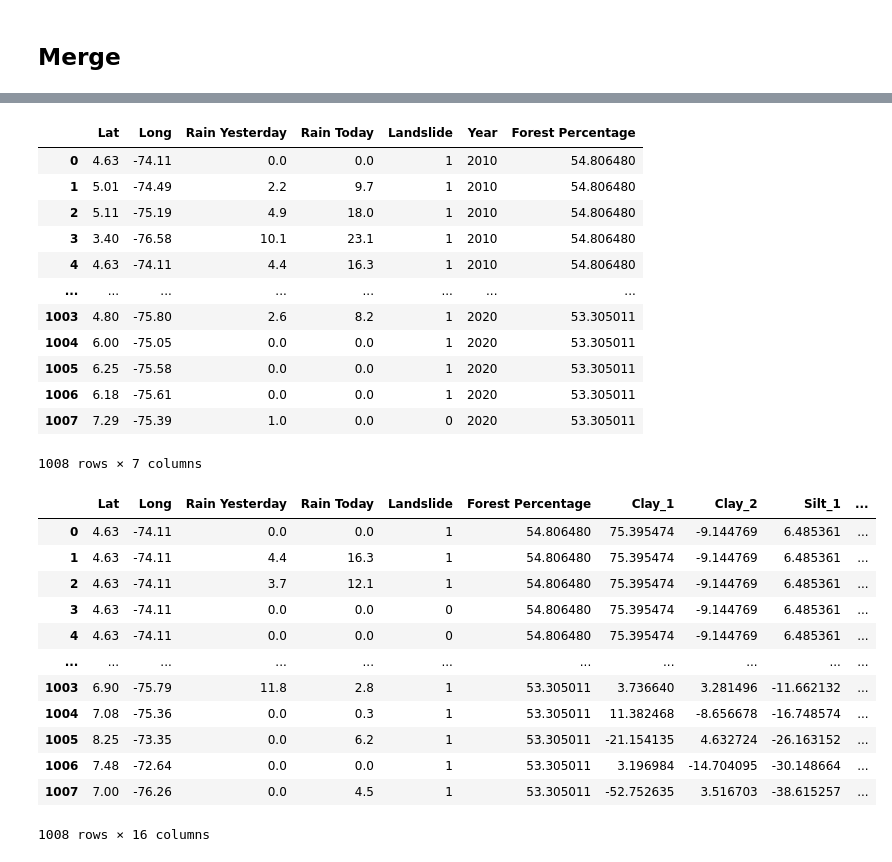
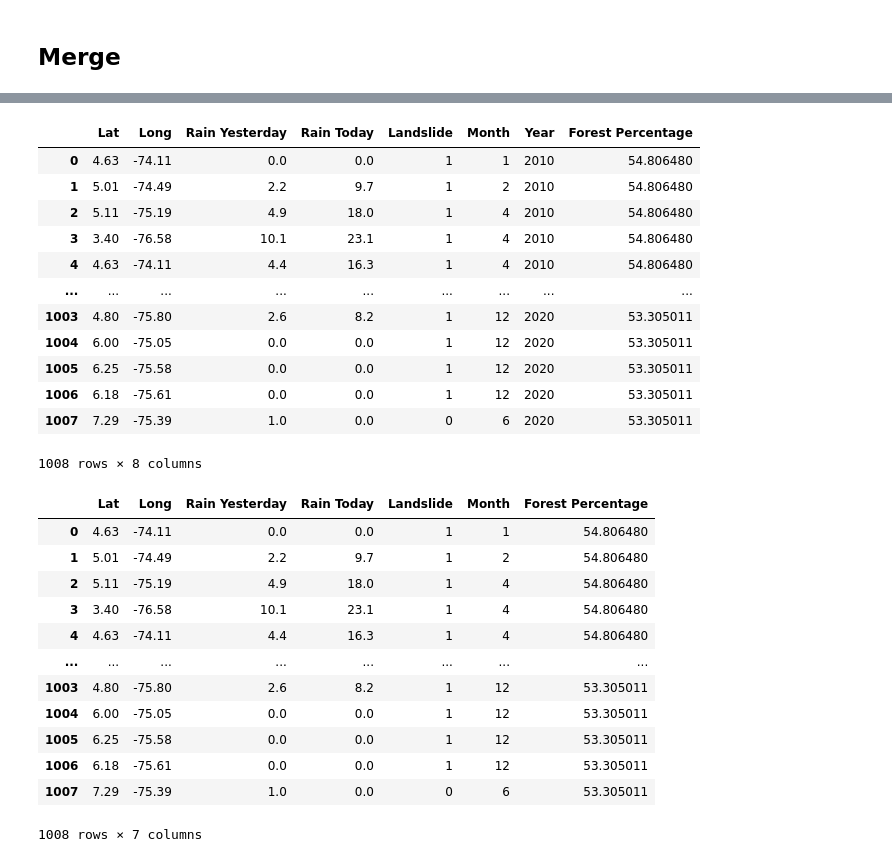
Before and after one commit to ryandschaefer/colombia-landslides, a Jupyter notebook: src/data_collection.ipynb, the cells around one changed output, grey strips where cells are left out. Drawn from its saved outputs; the diff is of its cells as text; code cells hidden in the pictures.

```diff
--- a/src/data_collection.ipynb
+++ b/src/data_collection.ipynb
@@ -419,7 +419,7 @@ forest_density.to_csv("../datasets/checkpoints/forest.csv", quoting = False, ind
 ## Soil
 # %%
 soil_data = []
-soil_path = "../datasets/soil"
+soil_path = "../datasets/original/soil"
 soil_files = [ x for x in os.listdir(soil_path) if x.endswith(".csv") ]
 for file in soil_files:
     soil_data.append(pd.read_csv(os.path.join(soil_path, file), delimiter=";"))
@@ -562,6 +583,7 @@ df_forest = pd.read_csv("../datasets/checkpoints/forest.csv")
 df_soil = pd.read_csv("../datasets/checkpoints/soil.csv")
 # %%
 df_rainfall["Occurrence Date"] = pd.to_datetime(df_rainfall["Occurrence Date"])
+df_rainfall["Month"] = df_rainfall["Occurrence Date"].dt.month
 df_rainfall["Year"] = df_rainfall["Occurrence Date"].dt.year
 df_rainfall.drop(
     ["Occurrence Date", "Department", "Municipality",
@@ -592,55 +614,55 @@ df = pd.merge(
 )
 df
 # %% [output]
-|  | Lat | Long | Rain Yesterday | Rain Today | Landslide | Year | Forest Percentage |
-| 0 | 4.63 | -74.11 | 0.0 | 0.0 | 1 | 2010 | 54.806480 |
-| 1 | 5.01 | -74.49 | 2.2 | 9.7 | 1 | 2010 | 54.806480 |
-| 2 | 5.11 | -75.19 | 4.9 | 18.0 | 1 | 2010 | 54.806480 |
-| 3 | 3.40 | -76.58 | 10.1 | 23.1 | 1 | 2010 | 54.806480 |
-| 4 | 4.63 | -74.11 | 4.4 | 16.3 | 1 | 2010 | 54.806480 |
-| ... | ... | ... | ... | ... | ... | ... | ... |
-| 1003 | 4.80 | -75.80 | 2.6 | 8.2 | 1 | 2020 | 53.305011 |
-| 1004 | 6.00 | -75.05 | 0.0 | 0.0 | 1 | 2020 | 53.305011 |
-| 1005 | 6.25 | -75.58 | 0.0 | 0.0 | 1 | 2020 | 53.305011 |
-| 1006 | 6.18 | -75.61 | 0.0 | 0.0 | 1 | 2020 | 53.305011 |
-| 1007 | 7.29 | -75.39 | 1.0 | 0.0 | 0 | 2020 | 53.305011 |
+|  | Lat | Long | Rain Yesterday | Rain Today | Landslide | Month | Year | Forest Percentage |
+| 0 | 4.63 | -74.11 | 0.0 | 0.0 | 1 | 1 | 2010 | 54.806480 |
+| 1 | 5.01 | -74.49 | 2.2 | 9.7 | 1 | 2 | 2010 | 54.806480 |
+| 2 | 5.11 | -75.19 | 4.9 | 18.0 | 1 | 4 | 2010 | 54.806480 |
+| 3 | 3.40 | -76.58 | 10.1 | 23.1 | 1 | 4 | 2010 | 54.806480 |
+| 4 | 4.63 | -74.11 | 4.4 | 16.3 | 1 | 4 | 2010 | 54.806480 |
+| ... | ... | ... | ... | ... | ... | ... | ... | ... |
+| 1003 | 4.80 | -75.80 | 2.6 | 8.2 | 1 | 12 | 2020 | 53.305011 |
+| 1004 | 6.00 | -75.05 | 0.0 | 0.0 | 1 | 12 | 2020 | 53.305011 |
+| 1005 | 6.25 | -75.58 | 0.0 | 0.0 | 1 | 12 | 2020 | 53.305011 |
+| 1006 | 6.18 | -75.61 | 0.0 | 0.0 | 1 | 12 | 2020 | 53.305011 |
+| 1007 | 7.29 | -75.39 | 1.0 | 0.0 | 0 | 6 | 2020 | 53.305011 |
-1008 rows × 7 columns
+1008 rows × 8 columns
 # %%
 indices = []
 for i, row in df.iterrows():
     df_soil["Lat Distance"] = np.abs(df_soil["Lat"] - row["Lat"])
     df_soil["Long Distance"] = np.abs(df_soil["Long"] - row["Long"])
     df_soil["Distance"] = df_soil["Lat Distance"] + df_soil["Long Distance"]
     df_soil.sort_values("Distance", inplace = True)
     indices.append(df_soil.index[0])
 
 df_soil.drop(
     ["Lat", "Long", "Lat Distance", "Long Distance", "Distance"],
     axis = 1,
     inplace = True
 )
 df_soil.reset_index(inplace = True)
 df["index"] = indices
-df = pd.merge(
-    df,
-    df_soil,
-    on = "index"
-)
+# df = pd.merge(
+#     df,
+#     df_soil,
+#     on = "index"
+# )
 df.drop(["index", "Year"], axis = 1, inplace = True)
 
 df
 # %% [output]
-|  | Lat | Long | Rain Yesterday | Rain Today | Landslide | Forest Percentage | Clay_1 | Clay_2 | Silt_1 | ... |
-| 0 | 4.63 | -74.11 | 0.0 | 0.0 | 1 | 54.806480 | 75.395474 | -9.144769 | 6.485361 | ... |
-| 1 | 4.63 | -74.11 | 4.4 | 16.3 | 1 | 54.806480 | 75.395474 | -9.144769 | 6.485361 | ... |
-| 2 | 4.63 | -74.11 | 3.7 | 12.1 | 1 | 54.806480 | 75.395474 | -9.144769 | 6.485361 | ... |
-| 3 | 4.63 | -74.11 | 0.0 | 0.0 | 0 | 54.806480 | 75.395474 | -9.144769 | 6.485361 | ... |
-| 4 | 4.63 | -74.11 | 0.0 | 0.0 | 0 | 54.806480 | 75.395474 | -9.144769 | 6.485361 | ... |
-| ... | ... | ... | ... | ... | ... | ... | ... | ... | ... | ... |
-| 1003 | 6.90 | -75.79 | 11.8 | 2.8 | 1 | 53.305011 | 3.736640 | 3.281496 | -11.662132 | ... |
-| 1004 | 7.08 | -75.36 | 0.0 | 0.3 | 1 | 53.305011 | 11.382468 | -8.656678 | -16.748574 | ... |
-| 1005 | 8.25 | -73.35 | 0.0 | 6.2 | 1 | 53.305011 | -21.154135 | 4.632724 | -26.163152 | ... |
-| 1006 | 7.48 | -72.64 | 0.0 | 0.0 | 1 | 53.305011 | 3.196984 | -14.704095 | -30.148664 | ... |
-| 1007 | 7.00 | -76.26 | 0.0 | 4.5 | 1 | 53.305011 | -52.752635 | 3.516703 | -38.615257 | ... |
+|  | Lat | Long | Rain Yesterday | Rain Today | Landslide | Month | Forest Percentage |
+| 0 | 4.63 | -74.11 | 0.0 | 0.0 | 1 | 1 | 54.806480 |
+| 1 | 5.01 | -74.49 | 2.2 | 9.7 | 1 | 2 | 54.806480 |
+| 2 | 5.11 | -75.19 | 4.9 | 18.0 | 1 | 4 | 54.806480 |
+| 3 | 3.40 | -76.58 | 10.1 | 23.1 | 1 | 4 | 54.806480 |
+| 4 | 4.63 | -74.11 | 4.4 | 16.3 | 1 | 4 | 54.806480 |
+| ... | ... | ... | ... | ... | ... | ... | ... |
+| 1003 | 4.80 | -75.80 | 2.6 | 8.2 | 1 | 12 | 53.305011 |
+| 1004 | 6.00 | -75.05 | 0.0 | 0.0 | 1 | 12 | 53.305011 |
+| 1005 | 6.25 | -75.58 | 0.0 | 0.0 | 1 | 12 | 53.305011 |
+| 1006 | 6.18 | -75.61 | 0.0 | 0.0 | 1 | 12 | 53.305011 |
+| 1007 | 7.29 | -75.39 | 1.0 | 0.0 | 0 | 6 | 53.305011 |
-1008 rows × 16 columns
+1008 rows × 7 columns
 # %%
```
Also changed, not shown: parts of 5 cells of this notebook, 11 other files.
